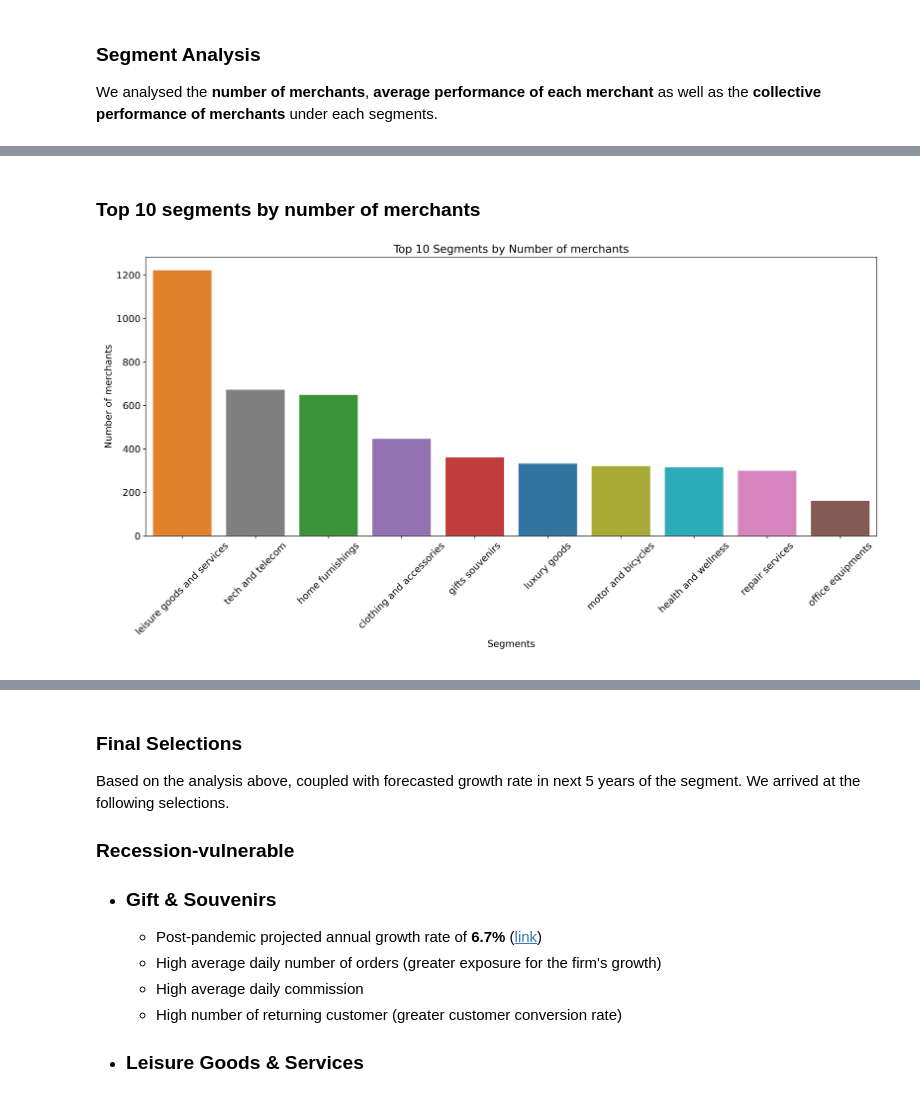
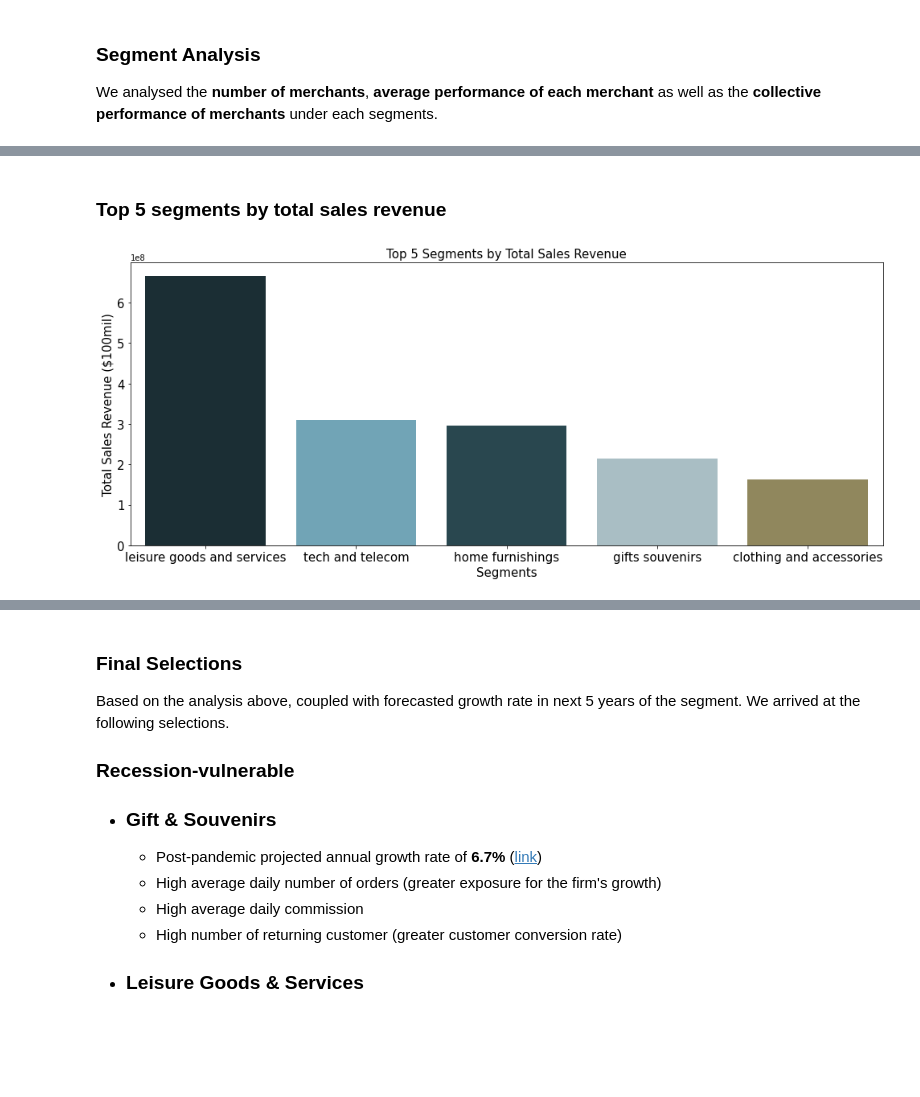
Before and after one commit to MAST30034-Applied-Data-Science/generic-buy-now-pay-later-project-group-19, a Jupyter notebook: notebooks/Project Summary Notebook.ipynb, the cells around one changed output, grey strips where cells are left out. Drawn from its saved outputs; the diff is of its cells as text; code cells hidden in the pictures; blank space fills up the shorter version.

Commit message:
Updated Final Summary Notebook and Added Segment Script
#40 Updated Final Summary Notebook and Added Segmentation Script.

```diff
--- a/notebooks/Project Summary Notebook.ipynb
+++ b/notebooks/Project Summary Notebook.ipynb
@@ -530,3 +559,7 @@ final_merch_stat.head()
 | 3 | 10404542215 | Consequat Foundation | antique shops - sales, repairs, a... | a | 6.93 | 0.000000 | 0.000000 | ... |
 | 4 | 10530696903 | Ut Semper Industries | books, periodicals, and newspapers | a | 6.46 | 285399.463033 | 264347.137732 | ... |
 5 rows × 31 columns
+# %%
+# Show first 5 merchants tags
+merchants_with_tags = spark.read.parquet("curated/merchants_with_tags")
+merchants_with_tags.limit(5)
@@ -595,3 +604,10 @@ Credits: https://www.cnbc.com/2012/06/01/Industries-Hit-Hardest-by-the-Recession
     - **Health & Wellness** - Health related services.
 
 <br>
+# %%
+# Example of how merchants are segmented
+import os
+os.chdir("/Users/oliver/Documents/GitHub/generic-buy-now-pay-later-project-group-19")
+import scripts.utilities.segment_utilities as SEGMENT
+merchants_with_segments = SEGMENT.transform_segment(merchants_with_tags)
+merchants_with_segments.head()
@@ -602,5 +676,17 @@ We analysed the **number of merchants**, **average performance of each merchant*
 # %% [markdown]
-### Top 10 segments by number of merchants
-
-![segments_merchants-3.png](attachment:segments_merchants-3.png)
+### Top 5 segments by total sales revenue
+# %%
+# Plot top 5 segments based on total sales revenue
+plt.figure(figsize=(14,6))
+order = segment_summary.groupby('segment').mean().sort_values('total_sales_revenue', ascending=False).index[:5]
+sns.barplot(x='segment', y='total_sales_revenue', data=segment_summary, order=order, ci=False, palette=palette)
+plt.xticks(fontsize=15)
+plt.xlabel('Segments', fontsize=15)
+plt.ylabel('Total Sales Revenue ($100mil)', fontsize=15)
+plt.yticks(fontsize=15)
+plt.title("Top 5 Segments by Total Sales Revenue", fontsize=15)
+plt.tight_layout()
+plt.savefig("plots/top_5_tot_sales_rev.png",dpi=300)
+# %% [output]
+[figure, added]
 # %% [markdown]
```
Also changed, not shown: parts of 43 cells of this notebook, 9 other files.
